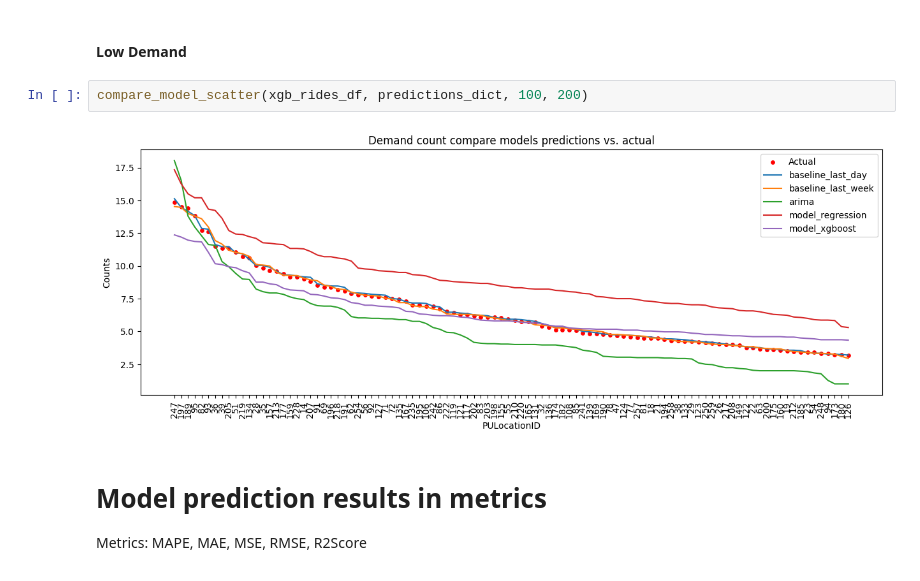
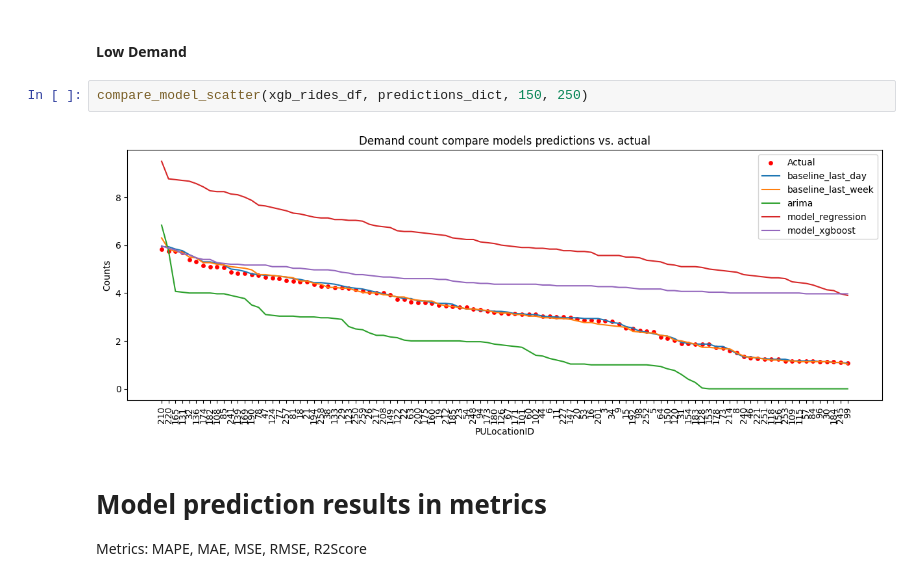
Before and after one commit to MohammadVatani/demand_prediction, a Jupyter notebook: Evaluation/Evaluation.ipynb, the cells around one changed output. Drawn from its saved outputs; the diff is of its cells as text.

Commit message:
update charts

```diff
--- a/Evaluation/Evaluation.ipynb
+++ b/Evaluation/Evaluation.ipynb
@@ -287,9 +287,9 @@ compare_model_scatter(xgb_rides_df, predictions_dict, 50, 150)
 # %% [markdown]
 #### Low Demand
 # %%
-compare_model_scatter(xgb_rides_df, predictions_dict, 100, 200)
+compare_model_scatter(xgb_rides_df, predictions_dict, 150, 250)
 # %% [output]
-[figure, old version]
+[figure, new version]
 # %% [markdown]
 # Model prediction results in metrics
 
```
Also changed, not shown: 1 other file.
